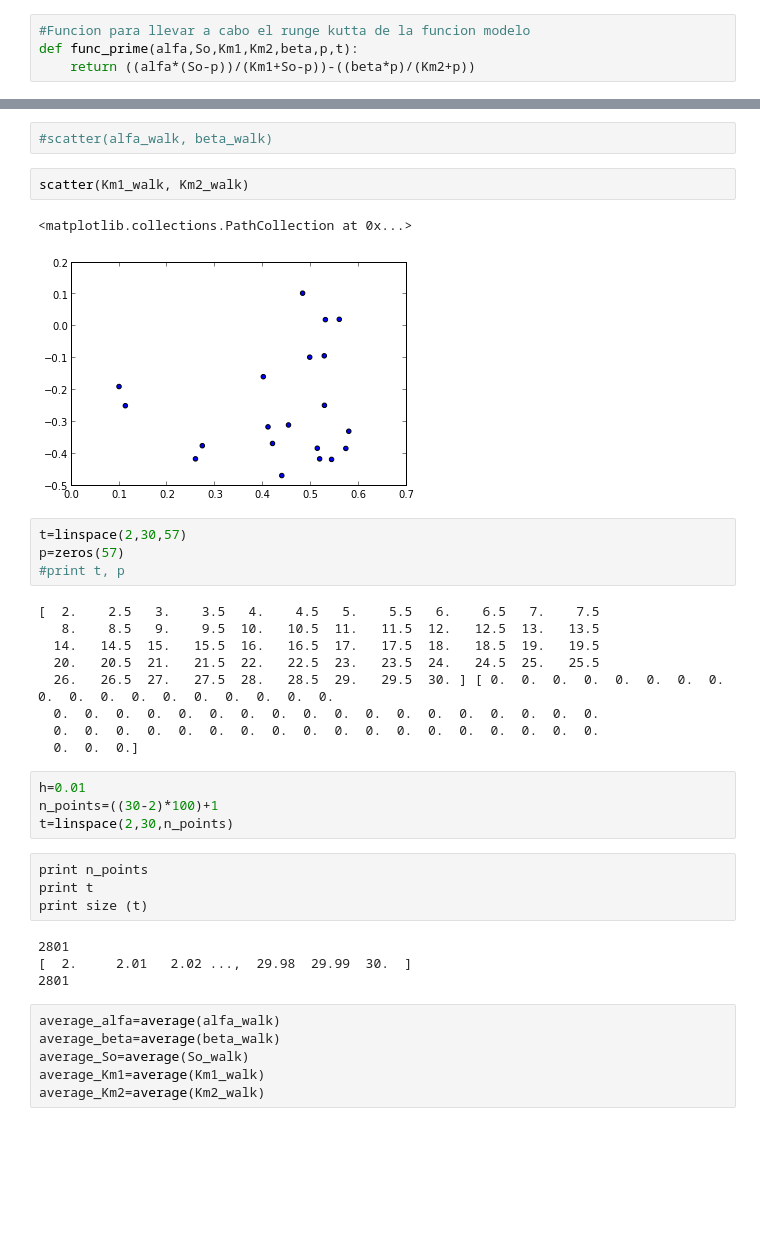
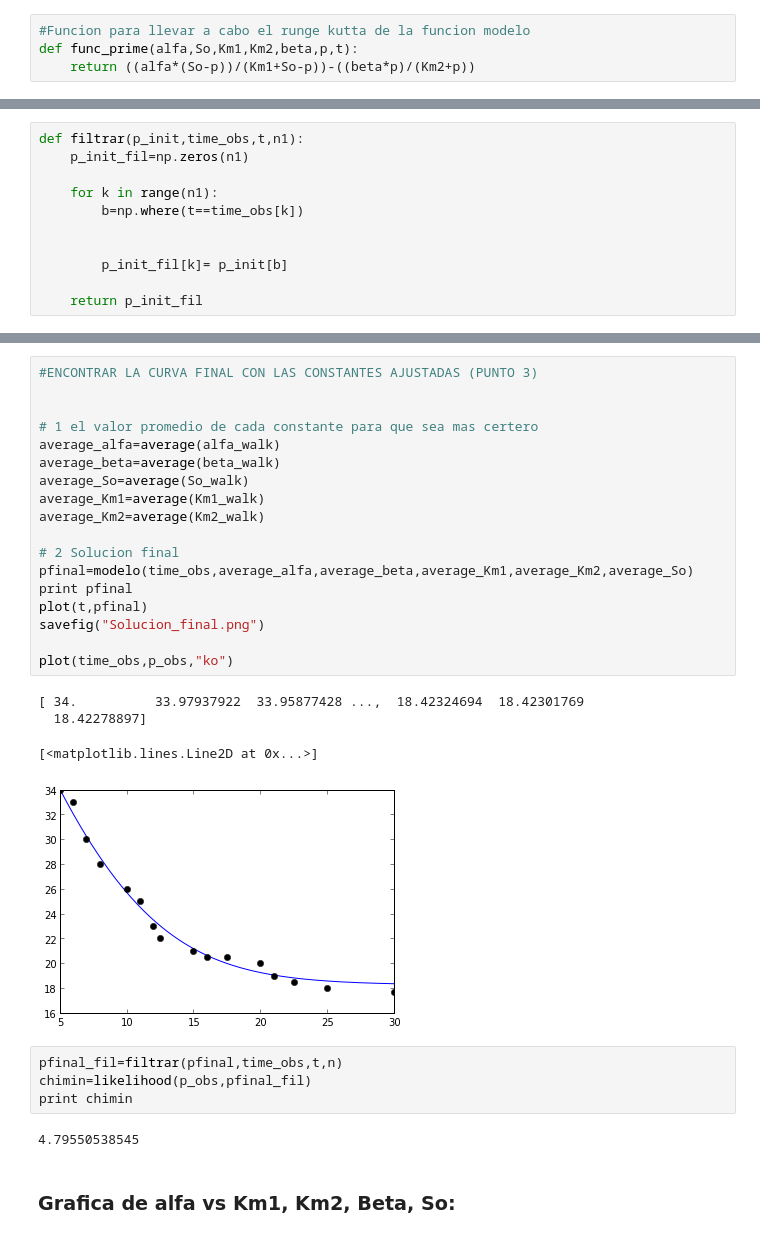
Before and after one commit to nana0220/Tarea_8, a Jupyter notebook: Tarea8.ipynb, the cells around one changed output, grey strips where cells are left out. Saved outputs shown, nothing was run; the diff lists cells and outputs as text; blank space fills up the shorter version.

```diff
--- a/Tarea8.ipynb
+++ b/Tarea8.ipynb
@@ -97,2 +100,13 @@ print alfa_walk, beta_walk, Km1_walk, Km2_walk, So_walk, n
+# %%
+def filtrar(p_init,time_obs,t,n1):
+    p_init_fil=np.zeros(n1)
+
+    for k in range(n1):
+        b=np.where(t==time_obs[k])
+
+
+        p_init_fil[k]= p_init[b]
+
+    return p_init_fil
 # %%
 #Algorithm
@@ -152,38 +166,31 @@ for i in range(n_iteraciones):
-# %%
-#scatter(alfa_walk, beta_walk)
-# %%
-scatter(Km1_walk, Km2_walk)
-# %% [output]
-<matplotlib.collections.PathCollection at 0x...>
-[figure, removed]
-# %%
-t=linspace(2,30,57)
-p=zeros(57)
-#print t, p
-# %% [output]
-[  2.    2.5   3.    3.5   4.    4.5   5.    5.5   6.    6.5   7.    7.5
-   8.    8.5   9.    9.5  10.   10.5  11.   11.5  12.   12.5  13.   13.5
-  14.   14.5  15.   15.5  16.   16.5  17.   17.5  18.   18.5  19.   19.5
-  20.   20.5  21.   21.5  22.   22.5  23.   23.5  24.   24.5  25.   25.5
-  26.   26.5  27.   27.5  28.   28.5  29.   29.5  30. ] [ 0.  0.  0.  0.  0.  0.  0.  0.  0.  0.  0.  0.  0.  0.  0.  0.  0.  0.
-  0.  0.  0.  0.  0.  0.  0.  0.  0.  0.  0.  0.  0.  0.  0.  0.  0.  0.
-  0.  0.  0.  0.  0.  0.  0.  0.  0.  0.  0.  0.  0.  0.  0.  0.  0.  0.
-  0.  0.  0.]
-# %%
-h=0.01
-n_points=((30-2)*100)+1
-t=linspace(2,30,n_points)
-# %%
-print n_points
-print t
-print size (t)
-# %% [output]
-2801
-[  2.     2.01   2.02 ...,  29.98  29.99  30.  ]
-2801
-# %%
-average_alfa=average(alfa_walk)
-average_beta=average(beta_walk)
-average_So=average(So_walk)
-average_Km1=average(Km1_walk)
-average_Km2=average(Km2_walk)
+# %%
+#ENCONTRAR LA CURVA FINAL CON LAS CONSTANTES AJUSTADAS (PUNTO 3)
+
+
+# 1 el valor promedio de cada constante para que sea mas certero
+average_alfa=average(alfa_walk)
+average_beta=average(beta_walk)
+average_So=average(So_walk)
+average_Km1=average(Km1_walk)
+average_Km2=average(Km2_walk)
+
+# 2 Solucion final
+pfinal=modelo(time_obs,average_alfa,average_beta,average_Km1,average_Km2,average_So)
+print pfinal
+plot(t,pfinal)
+savefig("Solucion_final.png")
+
+plot(time_obs,p_obs,"ko")
+# %% [output]
+[ 34.          33.97937922  33.95877428 ...,  18.42324694  18.42301769
+  18.42278897]
+[<matplotlib.lines.Line2D at 0x...>]
+[figure, added]
+# %%
+pfinal_fil=filtrar(pfinal,time_obs,t,n)
+chimin=likelihood(p_obs,pfinal_fil)
+print chimin
+# %% [output]
+4.79550538545
+# %% [markdown]
+### Grafica de alfa vs Km1, Km2, Beta, So:
```
Also changed, not shown: parts of 11 cells of this notebook, 1 other file.
